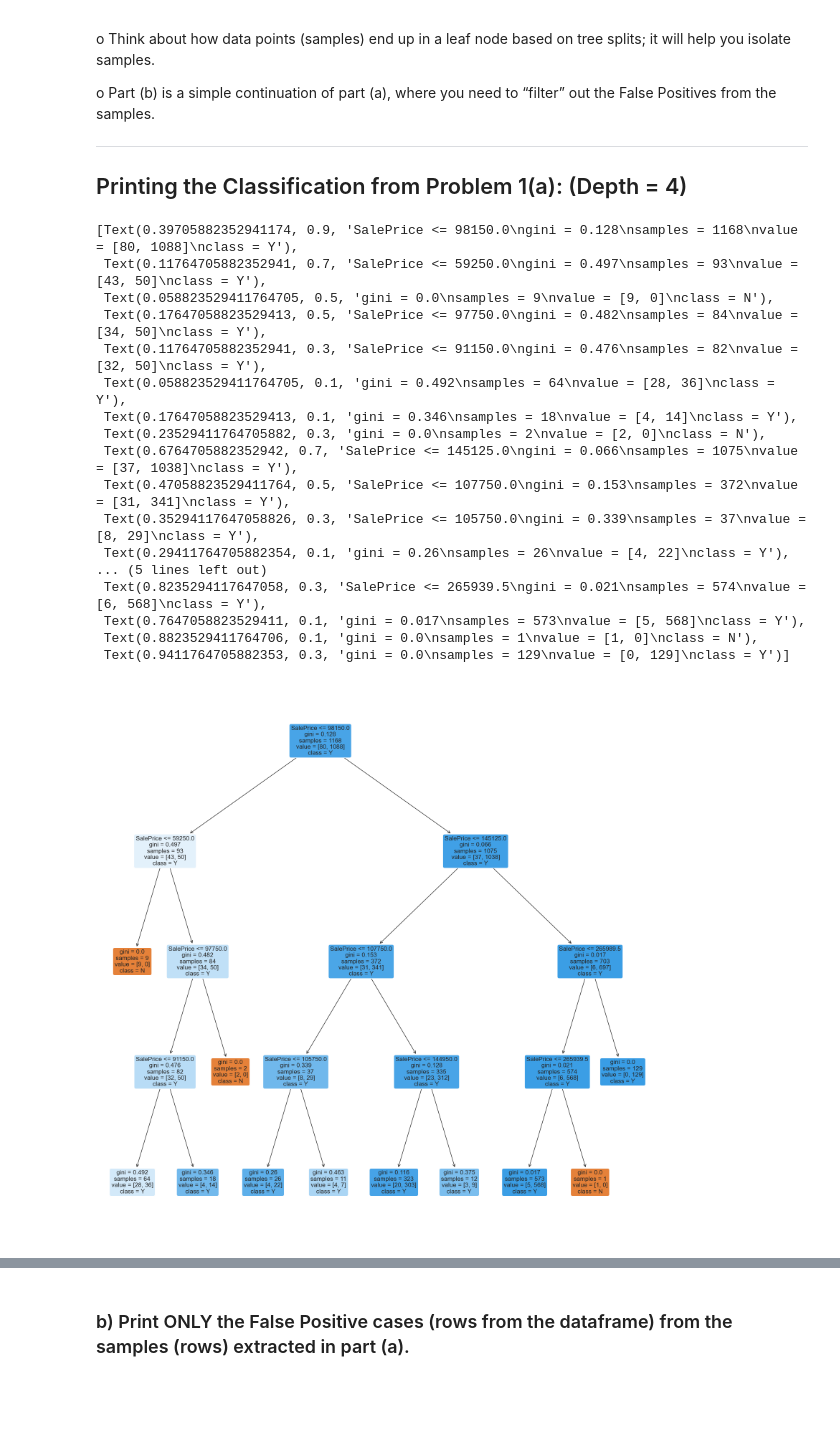
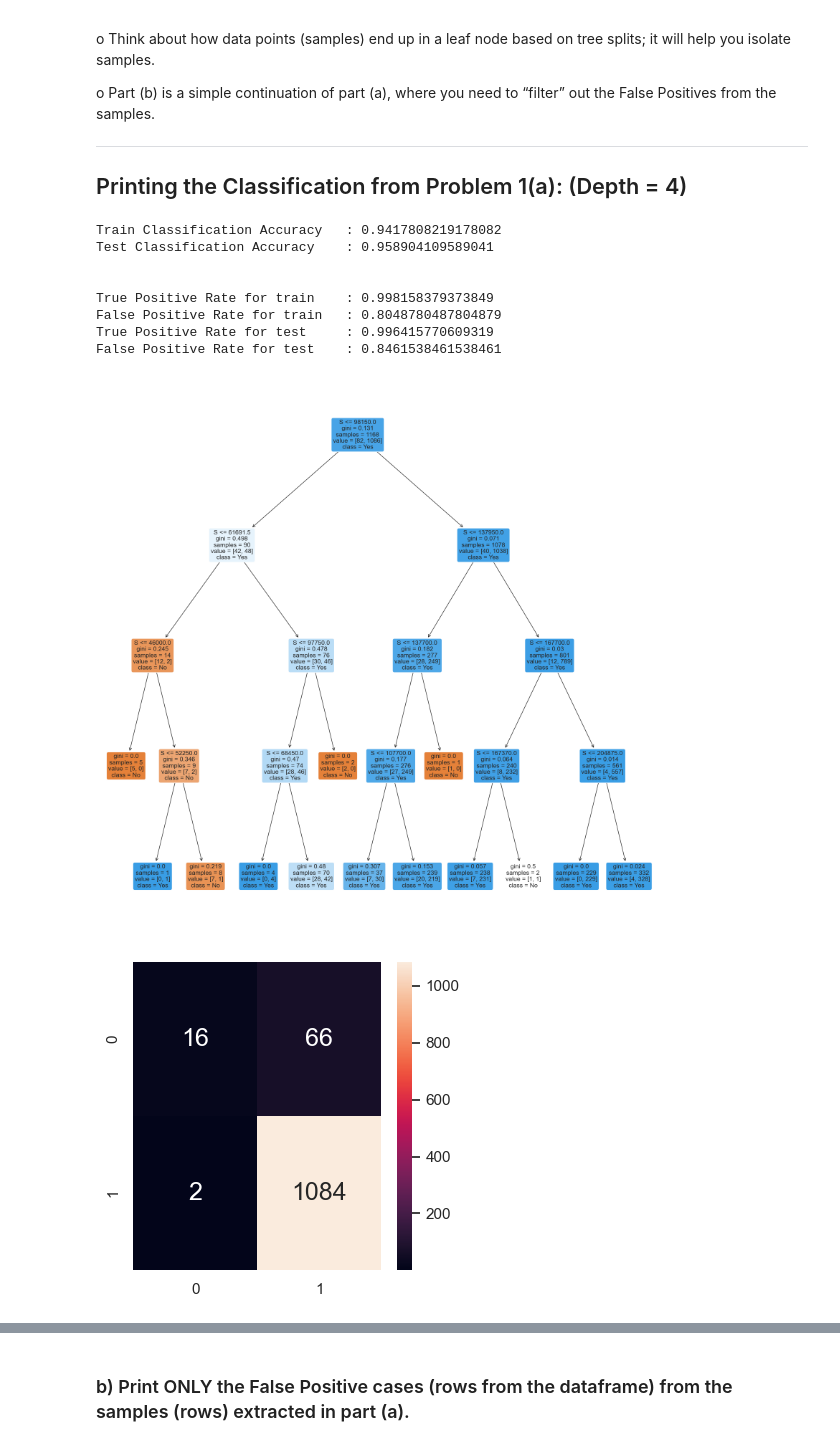
Before and after one commit to keithfykai/sc1015, a Jupyter notebook: Lab 5/lab5_solution.ipynb, the cells around one changed output, grey strips where cells are left out. Drawn from its saved outputs; the diff is of its cells as text; code cells hidden in the pictures; blank space fills up the shorter version.

```diff
--- a/Lab 5/lab5_solution.ipynb
+++ b/Lab 5/lab5_solution.ipynb
@@ -251,34 +251,48 @@ o Part (b) is a simple continuation of part (a), where you need to “filter”
 # %%
 # extract relevant dataframes
 SalePrice = pd.DataFrame(house_prices['SalePrice'])
 CentralAir = pd.DataFrame(house_prices['CentralAir'])
 
 # split the CentralAir-SalePrice dataset into train and test datasets
-X_train, X_test, Y_train, Y_test = train_test_split(SalePrice, CentralAir, test_size = 0.2)
+X_train, X_test, y_train, y_test = train_test_split(SalePrice, CentralAir, test_size = 0.2)
 
-tree = DecisionTreeClassifier(max_depth= 4)    #* tree1 : max depth 4
-tree.fit(X_train, Y_train)
+dectree = DecisionTreeClassifier(max_depth=4)
+
+# Train the Decision Tree Classifier model
+dectree.fit(X_train, y_train)
 
 f = plt.figure(figsize=(20,20))
-plot_tree(tree, filled=True, rounded=True,
-          feature_names=["SalePrice"],
-          class_names=["N","Y"])
+plot_tree(dectree, filled=True, rounded=True, feature_names="SalePrice", class_names=["No","Yes"])
+
+# Predict CentralAir corresponding to YearBuilt_train (X_train)
+f, axes = plt.subplots(1,figsize=(4, 4))
+train_pred = dectree.predict(X_train)
+print("Train Classification Accuracy \t:", dectree.score(X_train, y_train))
+sb.heatmap(confusion_matrix(y_train, train_pred),annot=True,fmt=".0f",annot_kws={"size":18})
+
+# Predict CentralAir corresponding to YearBuilt_test (X_test)
+f, axes = plt.subplots(figsize=(4, 4))
+test_pred = dectree.predict(X_test)
+print("Test Classification Accuracy \t:", dectree.score(X_test,y_test))
+sb.heatmap(confusion_matrix(y_test,test_pred),annot=True,fmt=".0f",annot_kws={"size": 18})
+
+print("\n")
+
+# print classification metric
+[TPR_train, FPR_train] = binary_metric(y_train,train_pred)
+[TPR_test, FPR_test] = binary_metric(y_test,test_pred)
+print("True Positive Rate for train\t:", [TPR_train, FPR_train][0])
+print("False Positive Rate for train\t:", [TPR_train, FPR_train][1])
+print("True Positive Rate for test\t:", [TPR_test, FPR_test][0])
+print("False Positive Rate for test\t:", [TPR_test, FPR_test][1])
 # %% [output]
-[Text(0.39705882352941174, 0.9, 'SalePrice <= 98150.0\ngini = 0.128\nsamples = 1168\nvalue = [80, 1088]\nclass = Y'),
- Text(0.11764705882352941, 0.7, 'SalePrice <= 59250.0\ngini = 0.497\nsamples = 93\nvalue = [43, 50]\nclass = Y'),
- Text(0.058823529411764705, 0.5, 'gini = 0.0\nsamples = 9\nvalue = [9, 0]\nclass = N'),
- Text(0.17647058823529413, 0.5, 'SalePrice <= 97750.0\ngini = 0.482\nsamples = 84\nvalue = [34, 50]\nclass = Y'),
- Text(0.11764705882352941, 0.3, 'SalePrice <= 91150.0\ngini = 0.476\nsamples = 82\nvalue = [32, 50]\nclass = Y'),
- Text(0.058823529411764705, 0.1, 'gini = 0.492\nsamples = 64\nvalue = [28, 36]\nclass = Y'),
- Text(0.17647058823529413, 0.1, 'gini = 0.346\nsamples = 18\nvalue = [4, 14]\nclass = Y'),
- Text(0.23529411764705882, 0.3, 'gini = 0.0\nsamples = 2\nvalue = [2, 0]\nclass = N'),
- Text(0.6764705882352942, 0.7, 'SalePrice <= 145125.0\ngini = 0.066\nsamples = 1075\nvalue = [37, 1038]\nclass = Y'),
- Text(0.47058823529411764, 0.5, 'SalePrice <= 107750.0\ngini = 0.153\nsamples = 372\nvalue = [31, 341]\nclass = Y'),
- Text(0.35294117647058826, 0.3, 'SalePrice <= 105750.0\ngini = 0.339\nsamples = 37\nvalue = [8, 29]\nclass = Y'),
- Text(0.29411764705882354, 0.1, 'gini = 0.26\nsamples = 26\nvalue = [4, 22]\nclass = Y'),
-... (5 lines left out)
- Text(0.8235294117647058, 0.3, 'SalePrice <= 265939.5\ngini = 0.021\nsamples = 574\nvalue = [6, 568]\nclass = Y'),
- Text(0.7647058823529411, 0.1, 'gini = 0.017\nsamples = 573\nvalue = [5, 568]\nclass = Y'),
- Text(0.8823529411764706, 0.1, 'gini = 0.0\nsamples = 1\nvalue = [1, 0]\nclass = N'),
- Text(0.9411764705882353, 0.3, 'gini = 0.0\nsamples = 129\nvalue = [0, 129]\nclass = Y')]
+Train Classification Accuracy   : 0.9417808219178082
+Test Classification Accuracy    : 0.958904109589041
+
+
+True Positive Rate for train    : 0.998158379373849
+False Positive Rate for train   : 0.8048780487804879
+True Positive Rate for test     : 0.996415770609319
+False Positive Rate for test    : 0.8461538461538461
-[figure, old version]
+[figure, new version]
+[figure, added]
```
Also changed, not shown: parts of 11 cells of this notebook.
